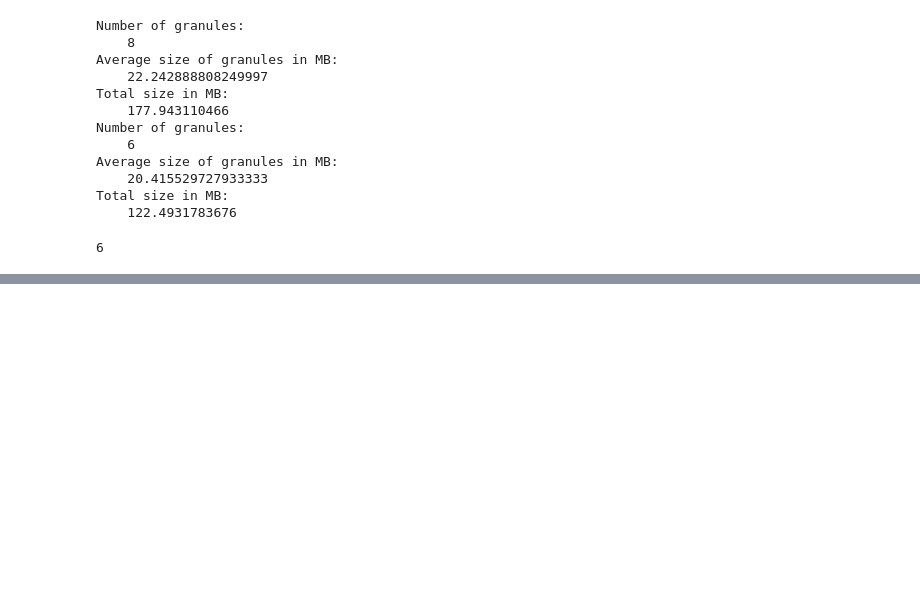
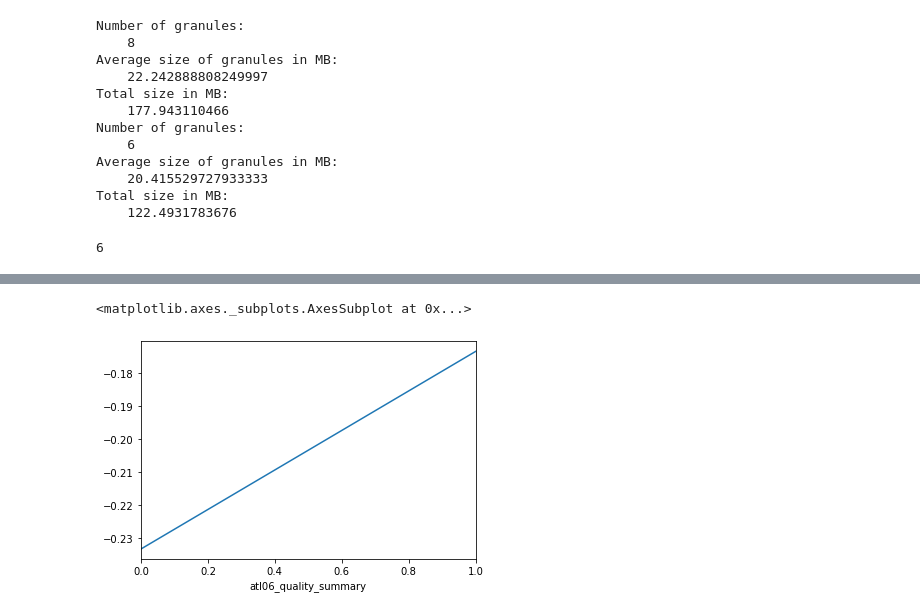
Before and after one commit to ICESAT-2HackWeek/topohack, a Jupyter notebook: notebooks/IntegratedWkflw.ipynb, the cells around one changed output, grey strips where cells are left out. Saved outputs shown, nothing was run; the diff lists cells and outputs as text; code cells hidden in the pictures; blank space fills up the shorter version.

```diff
--- a/notebooks/IntegratedWkflw.ipynb
+++ b/notebooks/IntegratedWkflw.ipynb
@@ -197,0 +229,5 @@ pwd
+# %%
+big_gdf.groupby('atl06_quality_summary').median()['diff'].plot()
+# %% [output]
+<matplotlib.axes._subplots.AxesSubplot at 0x...>
+[figure, added]
```
Also changed, not shown: parts of 26 cells of this notebook.
